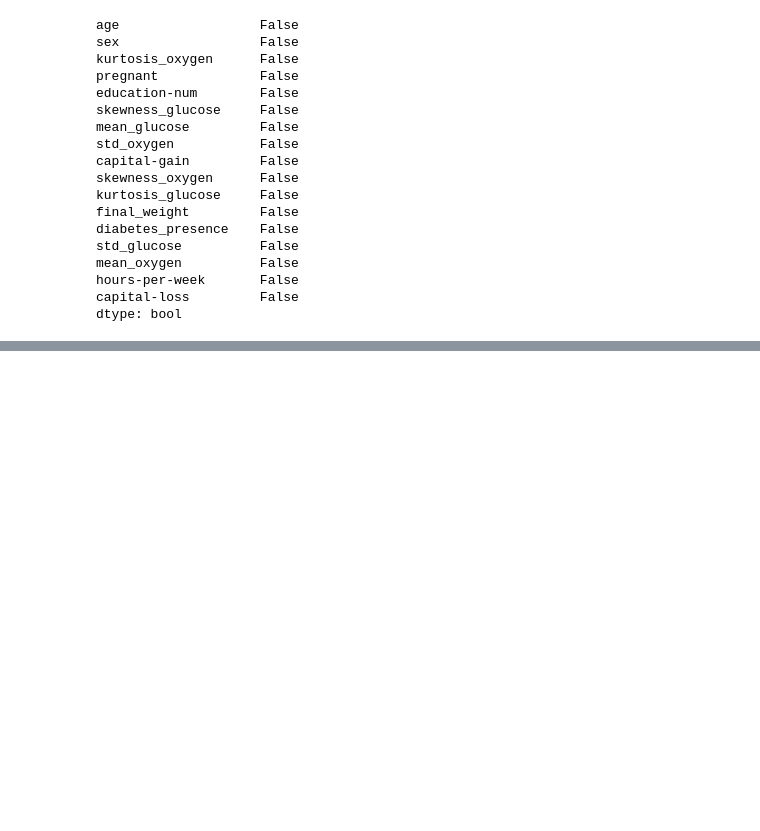
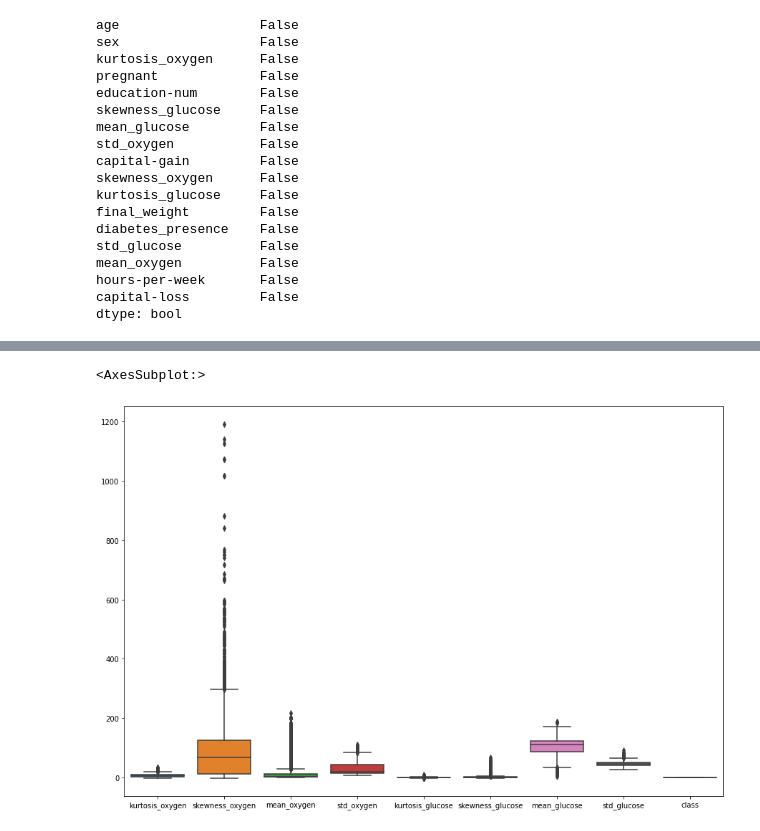
Before and after one commit to xsipka/FIIT_IAU_Projekt, a Jupyter notebook: phase_2.ipynb, the cells around one changed output, grey strips where cells are left out. Saved outputs shown, nothing was run; the diff lists cells and outputs as text; code cells hidden in the pictures; blank space fills up the shorter version.

```diff
--- a/phase_2.ipynb
+++ b/phase_2.ipynb
@@ -574,0 +768,8 @@ dtype: bool
+# %%
+columns_backup = ["kurtosis_oxygen", "skewness_oxygen", "mean_oxygen", "std_oxygen",
+                  "kurtosis_glucose", "skewness_glucose", "mean_glucose", "std_glucose", "class"]
+
+columns = ["kurtosis_oxygen", "skewness_oxygen", "mean_oxygen", "std_oxygen",
+           "kurtosis_glucose", "skewness_glucose", "mean_glucose", "std_glucose", "diabetes_presence"]
+
+data_backup.info()
@@ -574,0 +828,6 @@ dtype: bool
+# %%
+fig_a = plt.subplots(figsize = (15, 10))
+sns.boxplot(data = data_backup[columns_backup])
+# %% [output]
+<AxesSubplot:>
+[figure, added]
```
Also changed, not shown: parts of 39 cells of this notebook.
